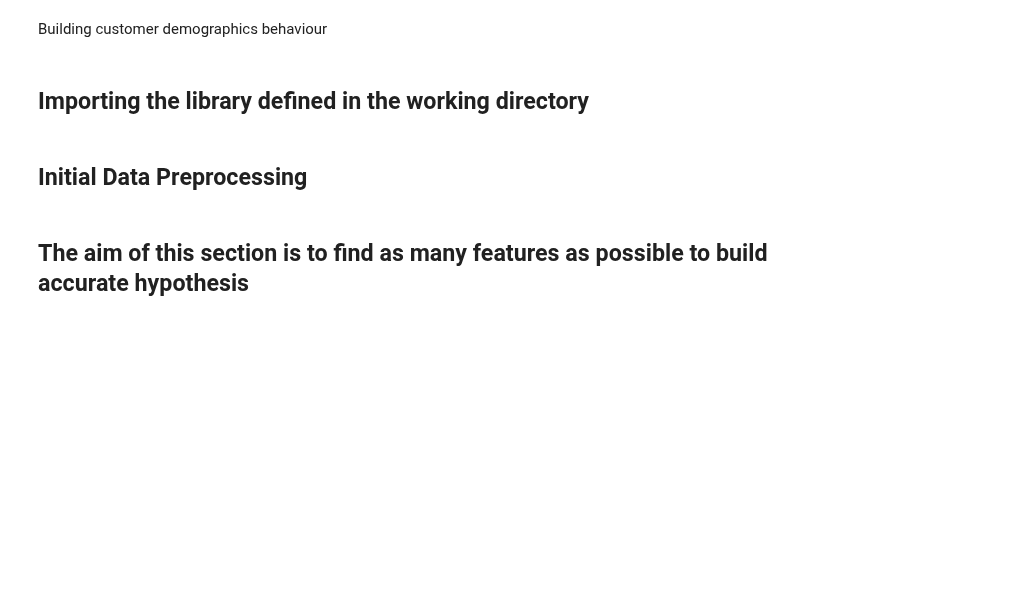
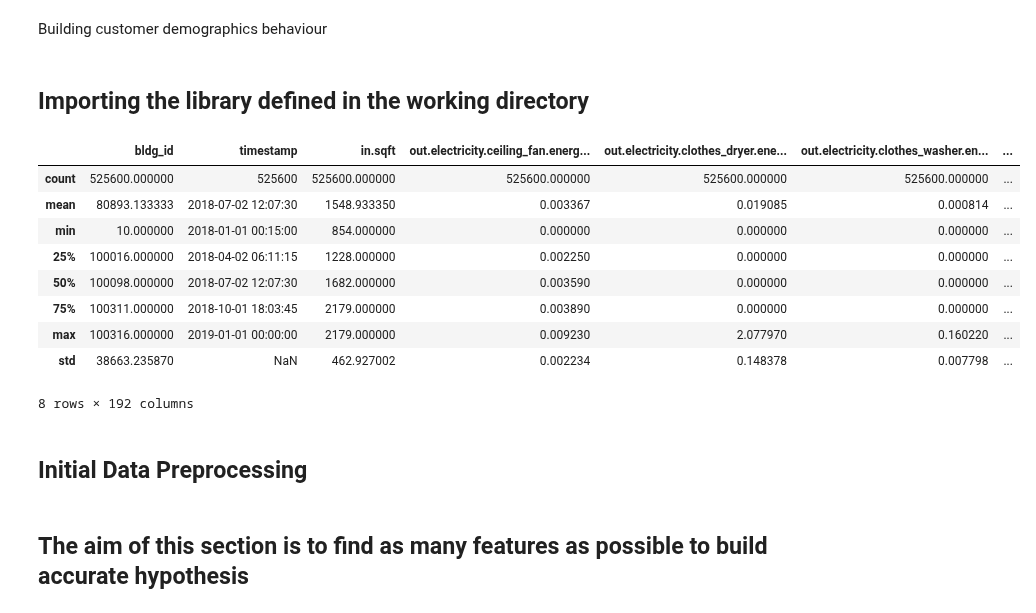
Before and after one commit to 1nuc/load-profile-decomposition, a Jupyter notebook: src/Customer_analysis/run.ipynb, the cells around one changed output. Saved outputs shown, nothing was run; the diff lists cells and outputs as text; code cells hidden in the pictures; blank space fills up the shorter version.

```diff
--- a/src/Customer_analysis/run.ipynb
+++ b/src/Customer_analysis/run.ipynb
@@ -24,0 +26,13 @@ BUILDINGS=data.collect().select(pl.col('bldg_id')).unique()
+# %%
+data.collect().to_pandas().describe()
+# %% [output]
+|  | bldg_id | timestamp | in.sqft | out.electricity.ceiling_fan.energ... | out.electricity.clothes_dryer.ene... | out.electricity.clothes_washer.en... | ... |
+| count | 525600.000000 | 525600 | 525600.000000 | 525600.000000 | 525600.000000 | 525600.000000 | ... |
+| mean | 80893.133333 | 2018-07-02 12:07:30 | 1548.933350 | 0.003367 | 0.019085 | 0.000814 | ... |
+| min | 10.000000 | 2018-01-01 00:15:00 | 854.000000 | 0.000000 | 0.000000 | 0.000000 | ... |
+| 25% | 100016.000000 | 2018-04-02 06:11:15 | 1228.000000 | 0.002250 | 0.000000 | 0.000000 | ... |
+| 50% | 100098.000000 | 2018-07-02 12:07:30 | 1682.000000 | 0.003590 | 0.000000 | 0.000000 | ... |
+| 75% | 100311.000000 | 2018-10-01 18:03:45 | 2179.000000 | 0.003890 | 0.000000 | 0.000000 | ... |
+| max | 100316.000000 | 2019-01-01 00:00:00 | 2179.000000 | 0.009230 | 2.077970 | 0.160220 | ... |
+| std | 38663.235870 | NaN | 462.927002 | 0.002234 | 0.148378 | 0.007798 | ... |
+8 rows × 192 columns
```
Also changed, not shown: parts of 14 cells of this notebook.
